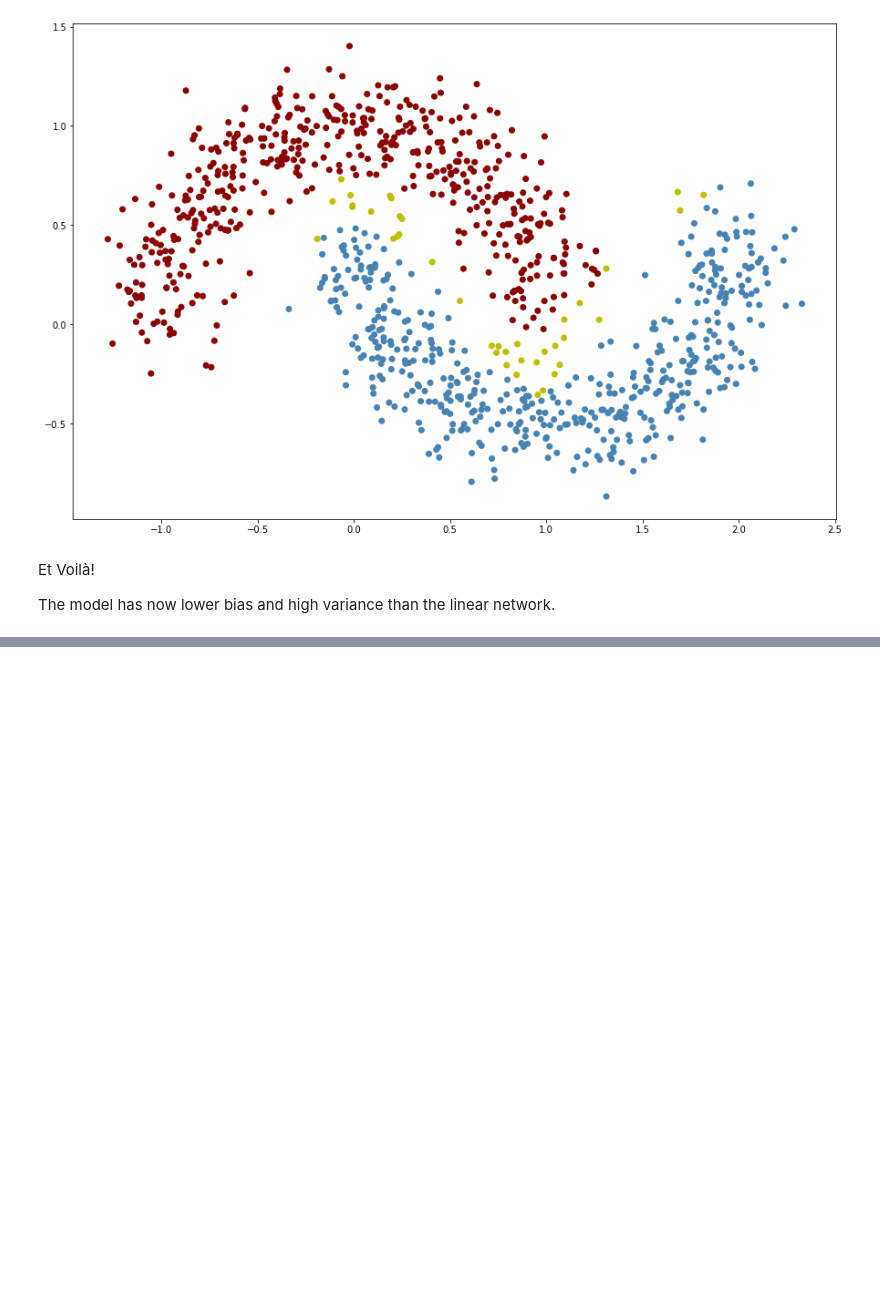
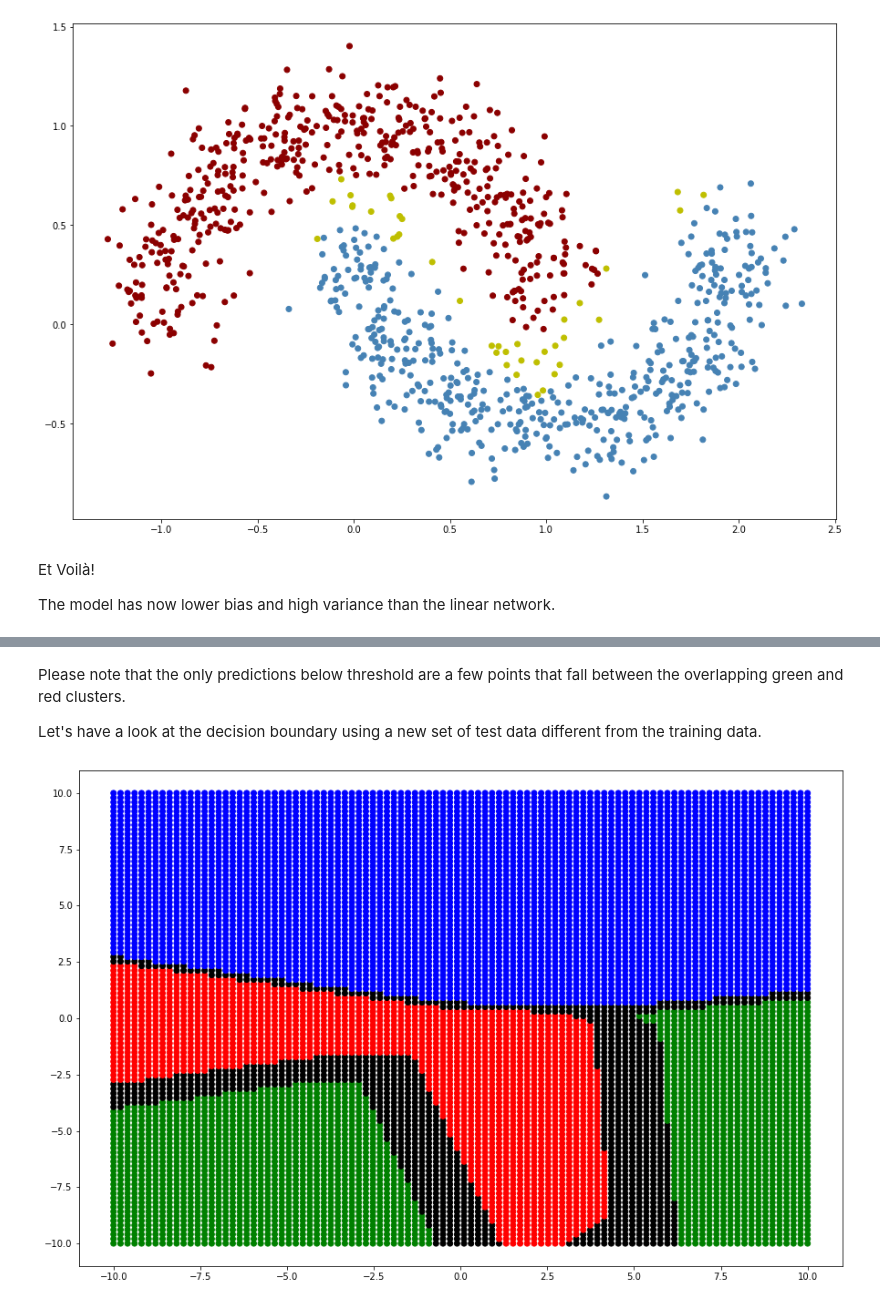
Before and after one commit to diegorusso/deep-learning-from-scratch, a Jupyter notebook: 03_non_linear_classification.ipynb, the cells around one changed output, grey strips where cells are left out. Cells and saved outputs as stored; diff of their text form; code cells hidden in the pictures; blank space fills up the shorter version.

```diff
--- a/03_non_linear_classification.ipynb
+++ b/03_non_linear_classification.ipynb
@@ -152,0 +262,34 @@ The model has now lower bias and high variance than the linear network.
+# %% [markdown]
+Please note that the only predictions below threshold are a few points that fall between the overlapping green and red clusters.
+
+Let's have a look at the decision boundary using a new set of test data different from the training data.
+# %%
+# Random test data
+test_m = 10000
+
+threshold = 0.8
+
+# Test data in a square grid
+p = 100
+test_x = np.empty((test_m,n_features)).astype(np.float32)
+k = 0
+for xc in np.linspace(-spread,spread,p):
+    for yc in np.linspace(-spread,spread,p):
+        test_x[k] = (xc, yc)
+        k += 1
+
+prediction = model.predict(test_x, batch_size=test_m)
+
+c = [None for i in range(test_m)]
+
+# Color each test point according to the label with the highest probability
+for i in range(test_m):
+    ix = np.argmax(prediction[i,:])
+    c[i] = ('r', 'g', 'b', 'm', 'c', 'y')[ix]
+    if prediction[i,ix] < threshold:
+        c[i] = 'k'
+
+plt.scatter(test_x[:,0], test_x[:,1], color=c)
+plt.show()
+# %% [output]
+[figure, added]
```
Also changed, not shown: parts of 4 cells of this notebook.
